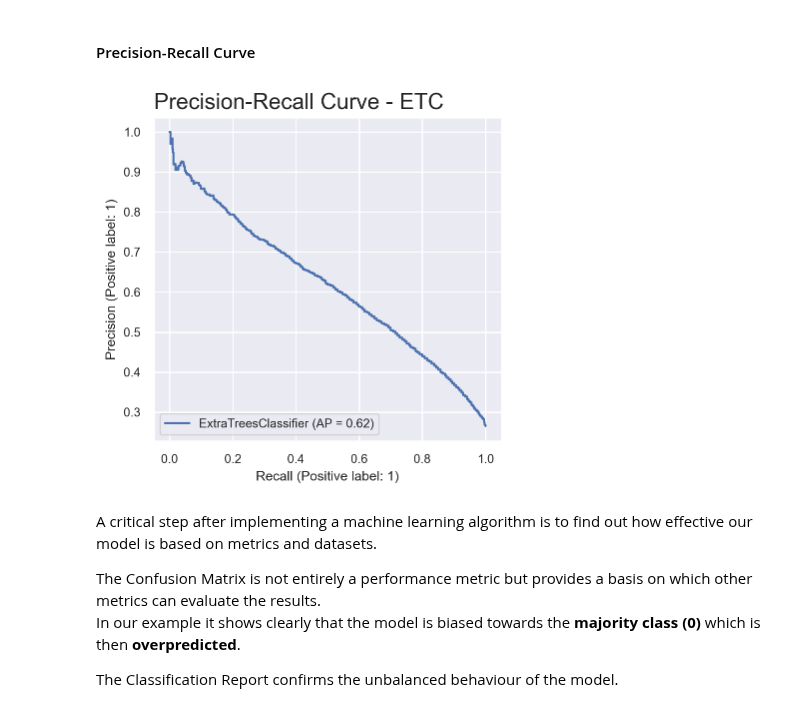
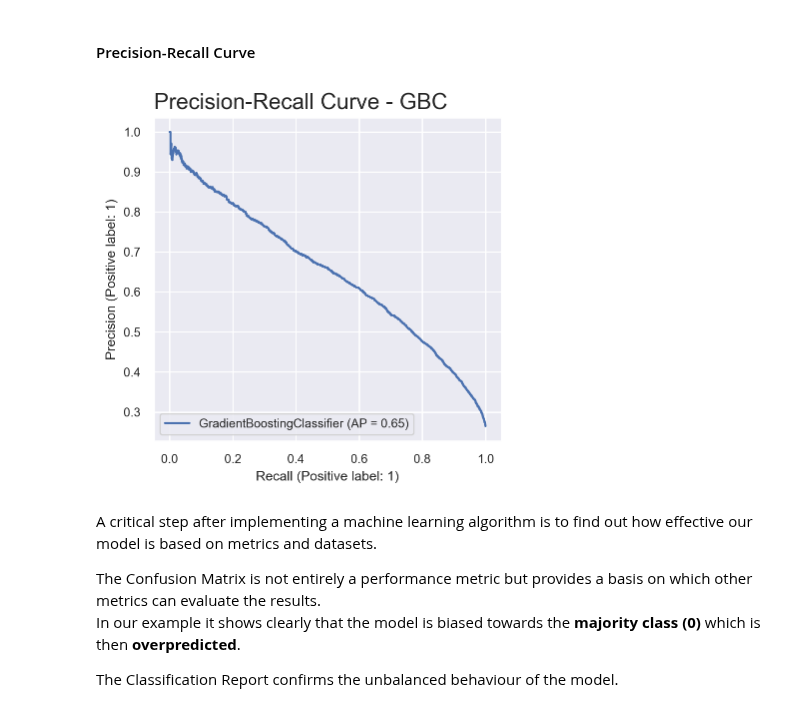
Before and after one commit to fedfioravanti/General_Assembly_Capstone, a Jupyter notebook: GA_Capstone_03_modelling.ipynb, the cells around one changed output. Saved outputs shown, nothing was run; the diff lists cells and outputs as text; code cells hidden in the pictures.

```diff
--- a/GA_Capstone_03_modelling.ipynb
+++ b/GA_Capstone_03_modelling.ipynb
@@ -525,10 +498,10 @@ ROC-AUC Score: 0.8044507491135486
 # %%
 fig, ax = plt.subplots(figsize=(4, 4))
 plot_precision_recall_curve(model, X_test, y_test, ax=ax)
-plt.title('Precision-Recall Curve - ETC', loc='left', fontsize = 16)
+plt.title('Precision-Recall Curve - GBC', loc='left', fontsize = 16)
 plt.show()
 # %% [output]
-[figure, old version]
+[figure, new version]
 # %% [markdown]
 A critical step after implementing a machine learning algorithm is to find out how effective our model is based on metrics and datasets.
 
```
Also changed, not shown: parts of 24 cells of this notebook.
